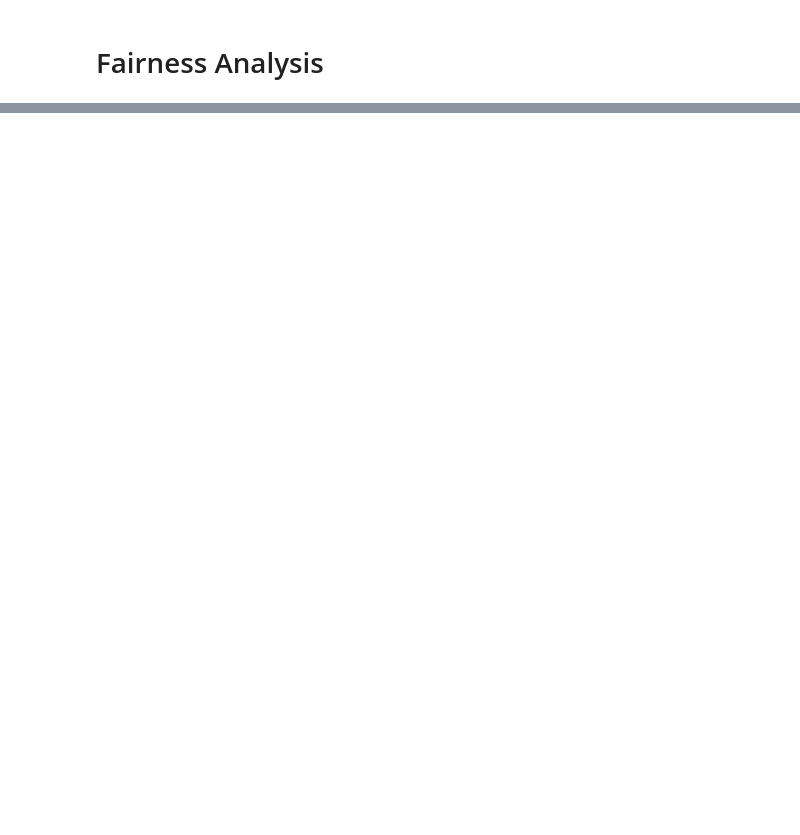
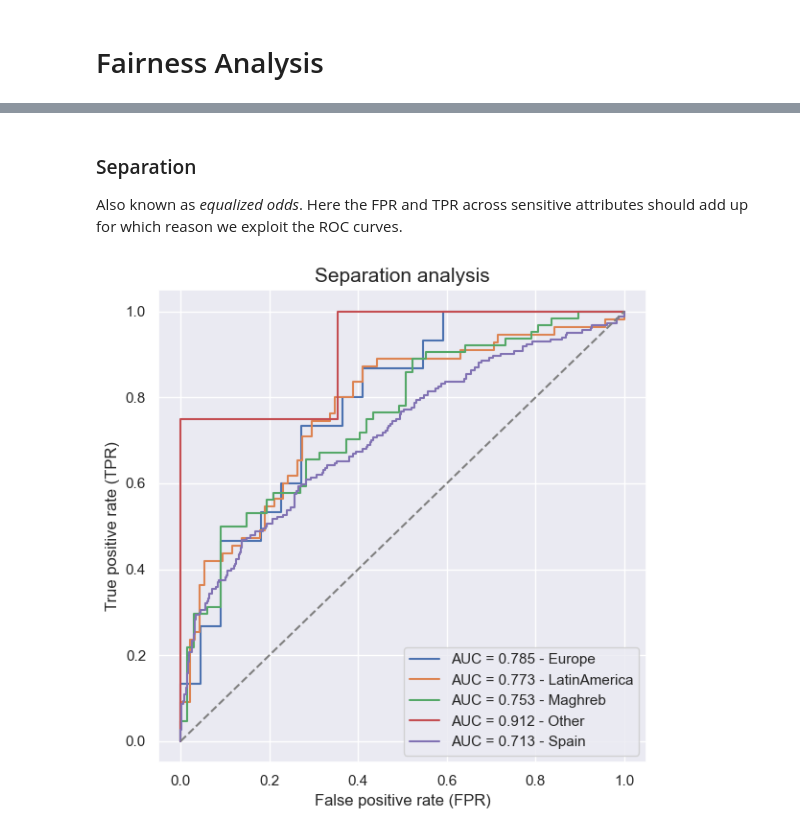
Before and after one commit to blclo/AlgorithmicFairness, a Jupyter notebook: src/evaluation/fairness_analysis.ipynb, the cells around one changed output, grey strips where cells are left out. Drawn from its saved outputs; the diff is of its cells as text; code cells hidden in the pictures; blank space fills up the shorter version.

```diff
--- a/src/evaluation/fairness_analysis.ipynb
+++ b/src/evaluation/fairness_analysis.ipynb
@@ -119,0 +153,10 @@ AutoEncoder(
+# %% [markdown]
+### Separation
+
+Also known as *equalized odds*. Here the FPR and TPR across sensitive attributes should add up for which reason we exploit the ROC curves.
+# %%
+viz.plot_roc_curve(figsize=(6,6))
+plt.tight_layout()
+plt.show()
+# %% [output]
+[figure, added]
```
Also changed, not shown: parts of 64 cells of this notebook, 4 other files.
